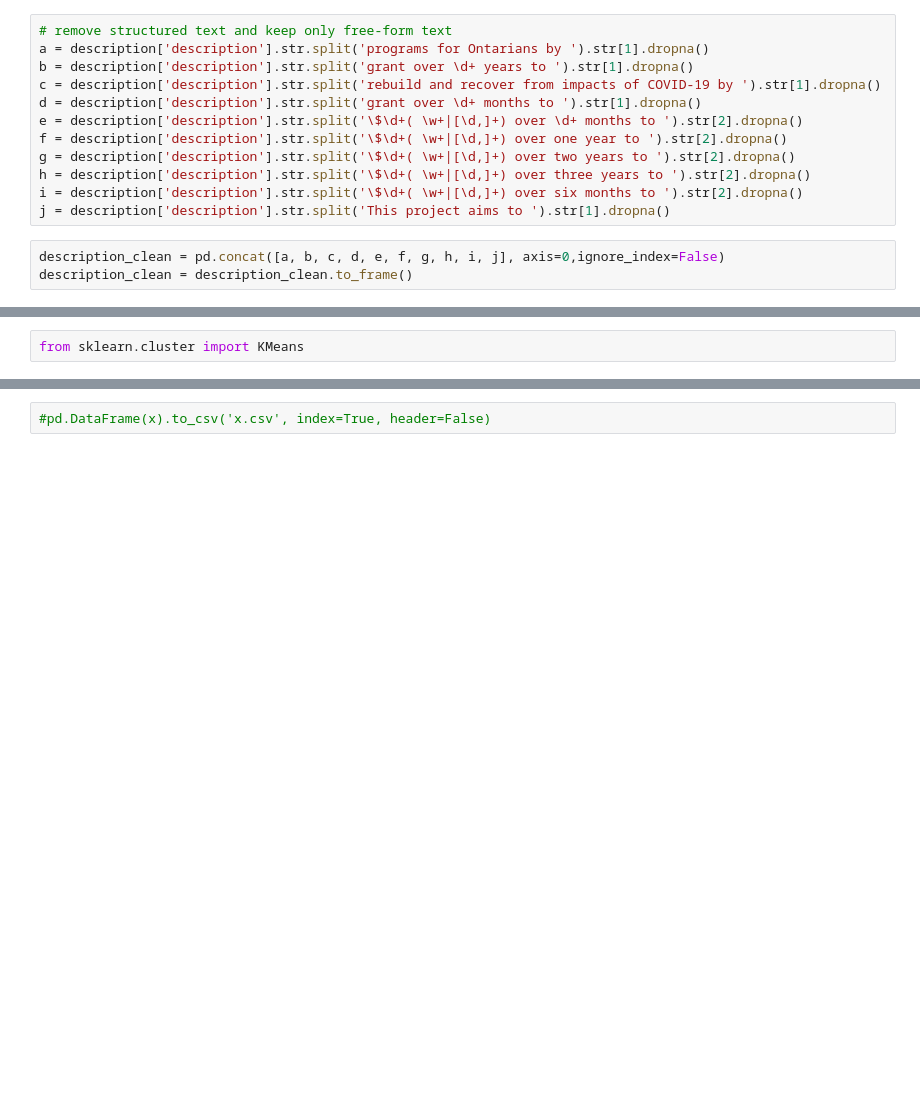
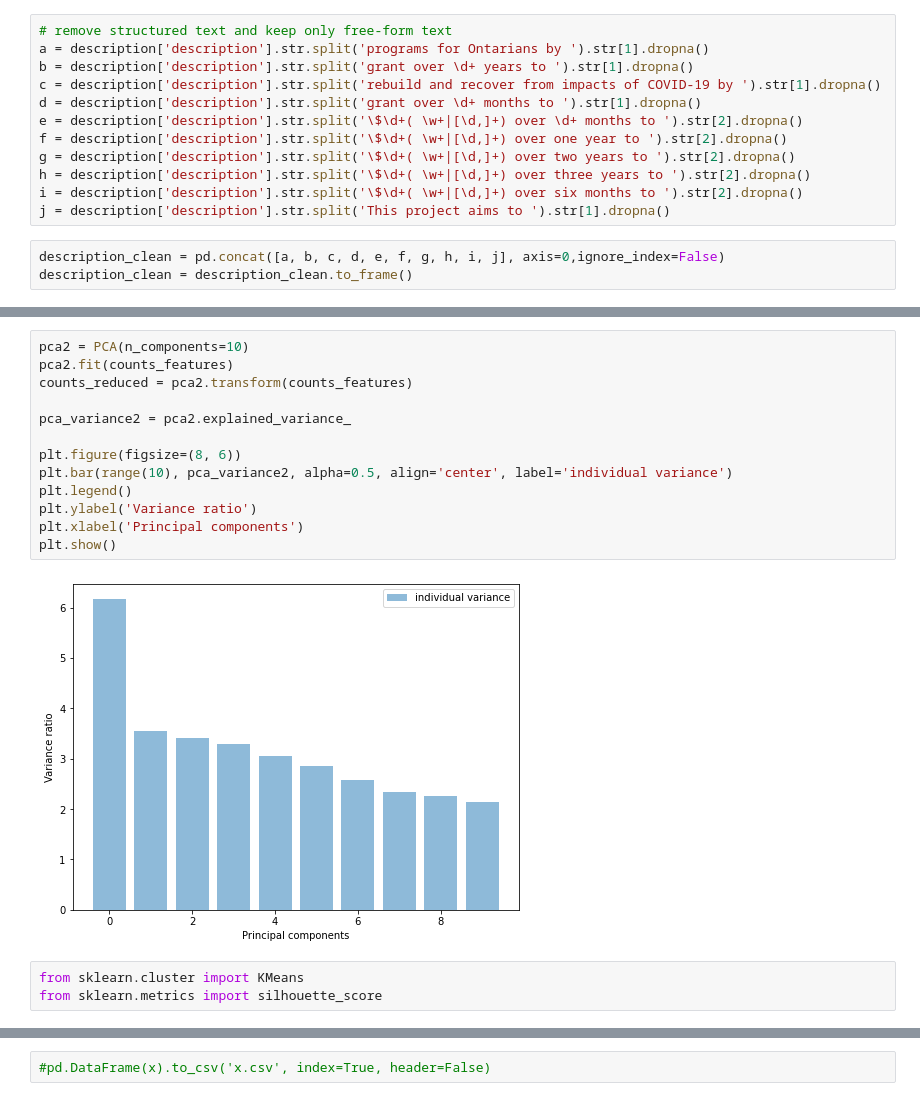
Before and after one commit to lalmaraz/otf_grants, a Jupyter notebook: otf_grants.ipynb, the cells around one changed output, grey strips where cells are left out. Drawn from its saved outputs; the diff is of its cells as text; blank space fills up the shorter version.

Commit message:
Reduced dimensionality w max features lim

```diff
--- a/otf_grants.ipynb
+++ b/otf_grants.ipynb
@@ -77,5 +74,21 @@ PCA(n_components=10)
+# %%
+pca2 = PCA(n_components=10)
+pca2.fit(counts_features)
+counts_reduced = pca2.transform(counts_features)
+
+pca_variance2 = pca2.explained_variance_
+
+plt.figure(figsize=(8, 6))
+plt.bar(range(10), pca_variance2, alpha=0.5, align='center', label='individual variance')
+plt.legend()
+plt.ylabel('Variance ratio')
+plt.xlabel('Principal components')
+plt.show()
+# %% [output]
+[figure, added]
 # %%
 from sklearn.cluster import KMeans
+from sklearn.metrics import silhouette_score
 # %%
 inertia_list = []
 for k in range(2,10):
```
Also changed, not shown: parts of 16 cells of this notebook.
